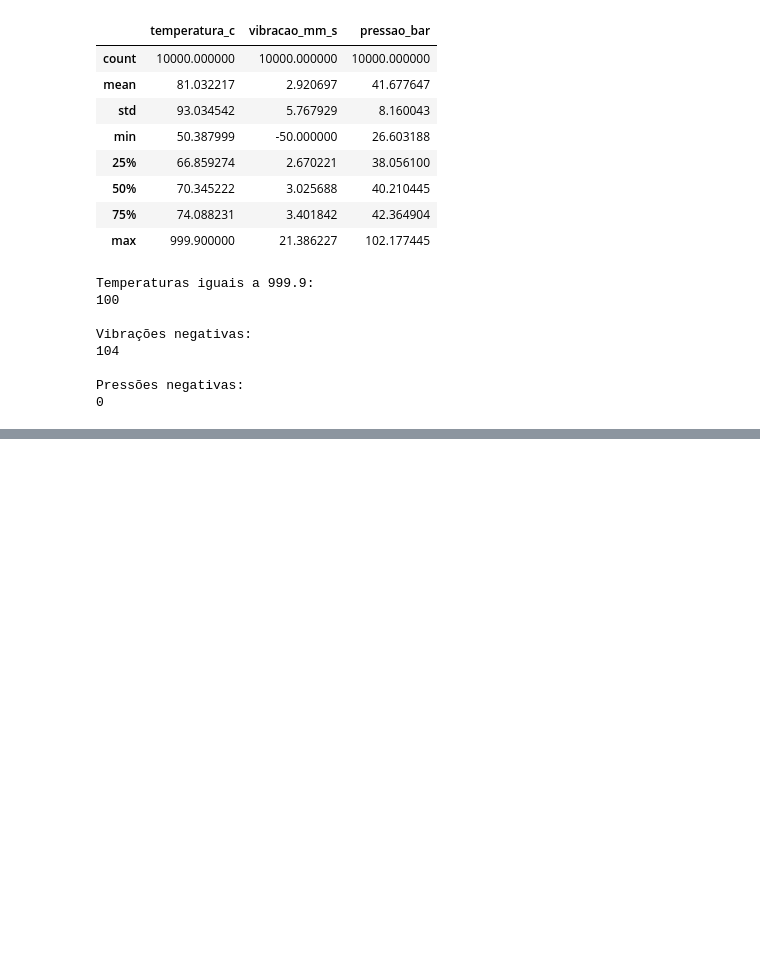
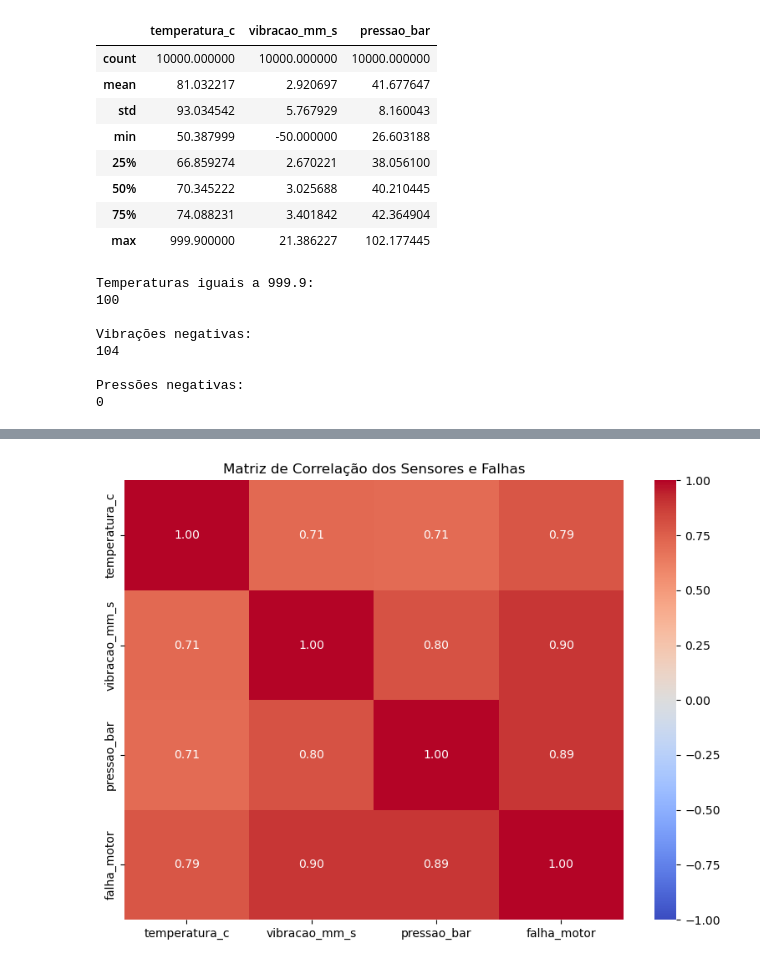
Before and after one commit to Silvanogbr/Projeto_integrador_fabrica_inteligente, a Jupyter notebook: tratamento.ipynb, the cells around one changed output, grey strips where cells are left out. Saved outputs shown, nothing was run; the diff lists cells and outputs as text; code cells hidden in the pictures; blank space fills up the shorter version.

```diff
--- a/tratamento.ipynb
+++ b/tratamento.ipynb
@@ -224,0 +269,30 @@ print("\nDimensões finais:", df.shape)
+# %%
+
+# Selecionar as variáveis para a análise de correlação
+colunas_correlacao = [
+    "temperatura_c",
+    "vibracao_mm_s",
+    "pressao_bar",
+    "falha_motor"
+]
+
+# Calcular a matriz de correlação
+matriz_correlacao = df[colunas_correlacao].corr()
+
+# Gerar o mapa de calor
+plt.figure(figsize=(8, 6))
+
+sns.heatmap(
+    matriz_correlacao,
+    annot=True,
+    cmap="coolwarm",
+    fmt=".2f",
+    vmin=-1,
+    vmax=1
+)
+
+plt.title("Matriz de Correlação dos Sensores e Falhas")
+plt.tight_layout()
+plt.show()
+# %% [output]
+[figure, added]
```
Also changed, not shown: parts of 4 cells of this notebook, 18 other files.
